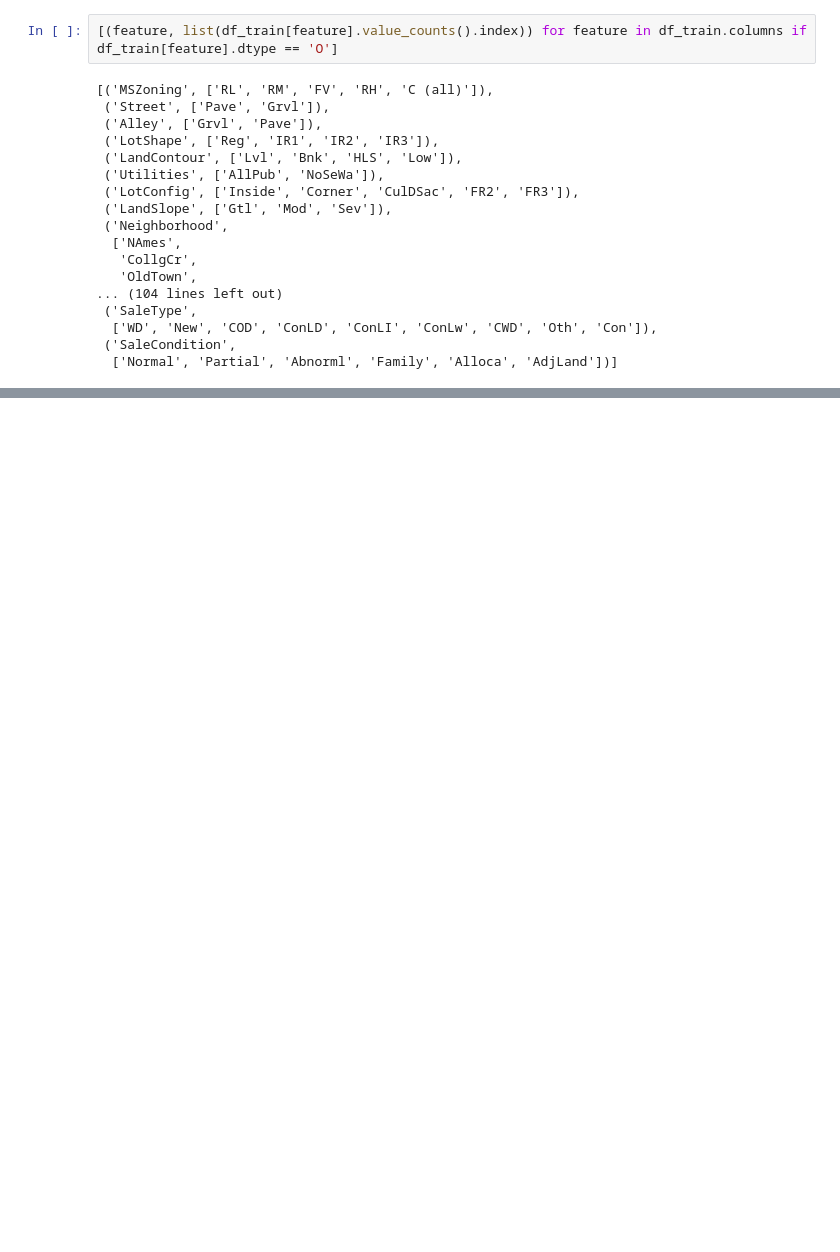
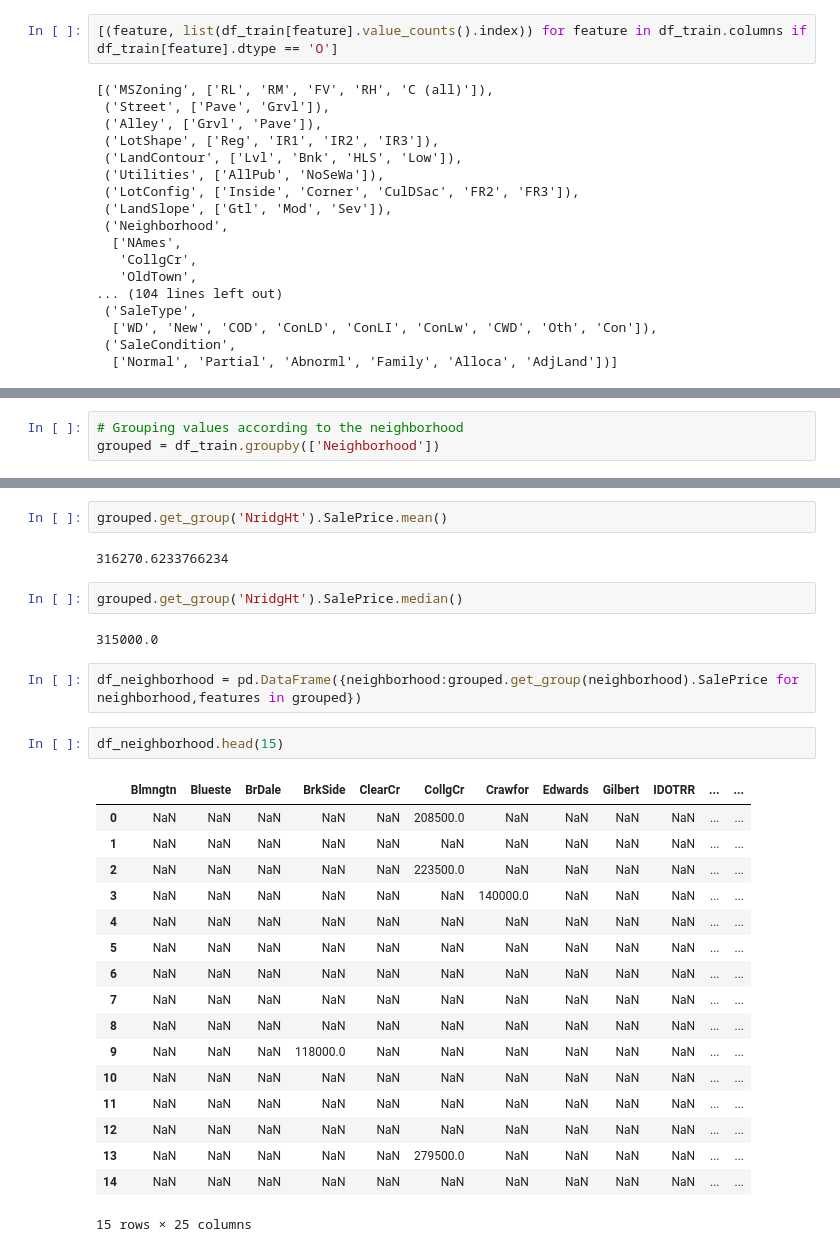
Before and after one commit to masaguaro/Data-Mining, a Jupyter notebook: house_price/rodo_proposal.ipynb, the cells around one changed output, grey strips where cells are left out. Drawn from its saved outputs; the diff is of its cells as text; blank space fills up the shorter version.

```diff
--- a/house_price/rodo_proposal.ipynb
+++ b/house_price/rodo_proposal.ipynb
@@ -158,0 +196,3 @@ False
+# %%
+# Grouping values according to the neighborhood
+grouped = df_train.groupby(['Neighborhood'])
@@ -158,0 +239,30 @@ False
+# %%
+grouped.get_group('NridgHt').SalePrice.mean()
+# %% [output]
+316270.6233766234
+# %%
+grouped.get_group('NridgHt').SalePrice.median()
+# %% [output]
+315000.0
+# %%
+df_neighborhood = pd.DataFrame({neighborhood:grouped.get_group(neighborhood).SalePrice for neighborhood,features in grouped})
+# %%
+df_neighborhood.head(15)
+# %% [output]
+|  | Blmngtn | Blueste | BrDale | BrkSide | ClearCr | CollgCr | Crawfor | Edwards | Gilbert | IDOTRR | ... | ... |
+| 0 | NaN | NaN | NaN | NaN | NaN | 208500.0 | NaN | NaN | NaN | NaN | ... | ... |
+| 1 | NaN | NaN | NaN | NaN | NaN | NaN | NaN | NaN | NaN | NaN | ... | ... |
+| 2 | NaN | NaN | NaN | NaN | NaN | 223500.0 | NaN | NaN | NaN | NaN | ... | ... |
+| 3 | NaN | NaN | NaN | NaN | NaN | NaN | 140000.0 | NaN | NaN | NaN | ... | ... |
+| 4 | NaN | NaN | NaN | NaN | NaN | NaN | NaN | NaN | NaN | NaN | ... | ... |
+| 5 | NaN | NaN | NaN | NaN | NaN | NaN | NaN | NaN | NaN | NaN | ... | ... |
+| 6 | NaN | NaN | NaN | NaN | NaN | NaN | NaN | NaN | NaN | NaN | ... | ... |
+| 7 | NaN | NaN | NaN | NaN | NaN | NaN | NaN | NaN | NaN | NaN | ... | ... |
+| 8 | NaN | NaN | NaN | NaN | NaN | NaN | NaN | NaN | NaN | NaN | ... | ... |
+| 9 | NaN | NaN | NaN | 118000.0 | NaN | NaN | NaN | NaN | NaN | NaN | ... | ... |
+| 10 | NaN | NaN | NaN | NaN | NaN | NaN | NaN | NaN | NaN | NaN | ... | ... |
+| 11 | NaN | NaN | NaN | NaN | NaN | NaN | NaN | NaN | NaN | NaN | ... | ... |
+| 12 | NaN | NaN | NaN | NaN | NaN | NaN | NaN | NaN | NaN | NaN | ... | ... |
+| 13 | NaN | NaN | NaN | NaN | NaN | 279500.0 | NaN | NaN | NaN | NaN | ... | ... |
+| 14 | NaN | NaN | NaN | NaN | NaN | NaN | NaN | NaN | NaN | NaN | ... | ... |
+15 rows × 25 columns
```
Also changed, not shown: parts of 28 cells of this notebook, 1 other file.
